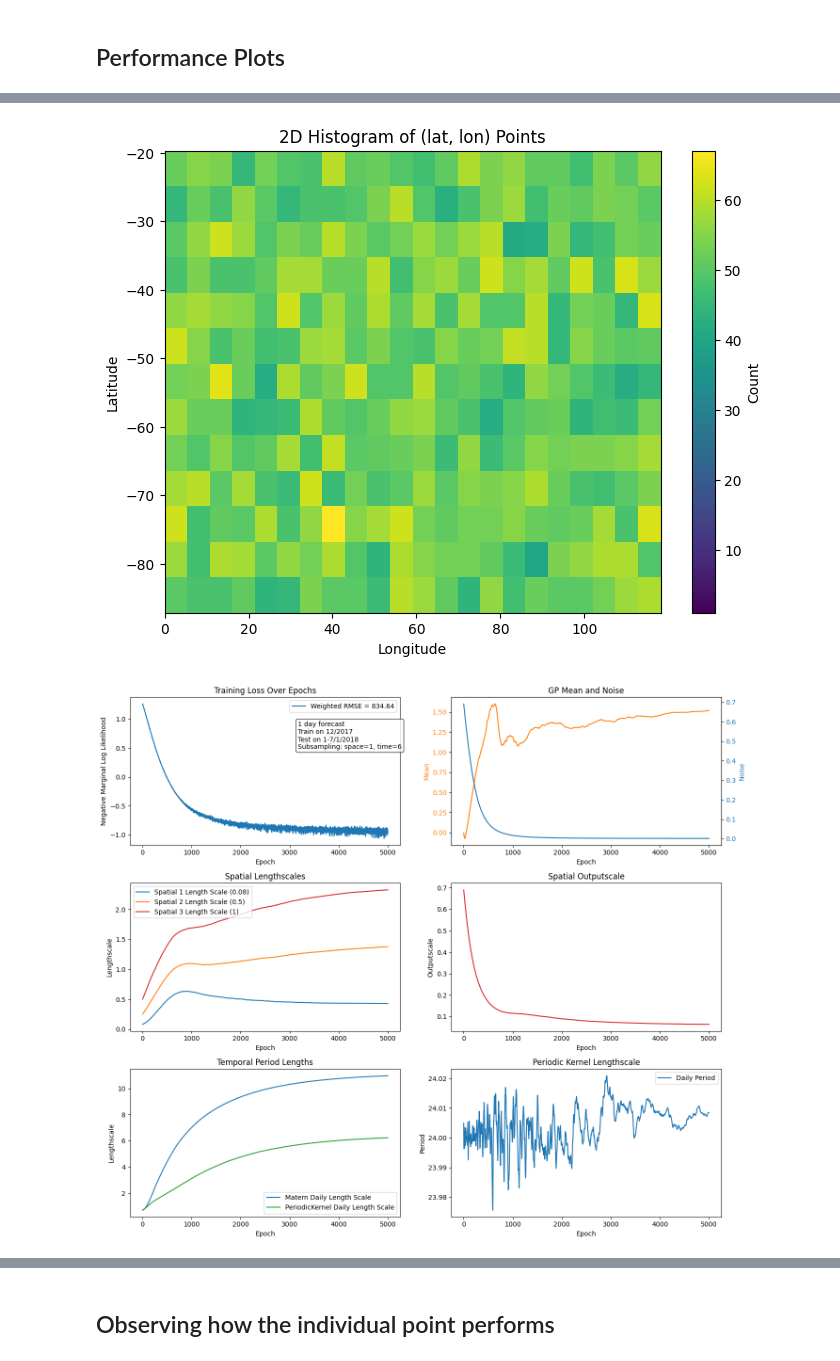
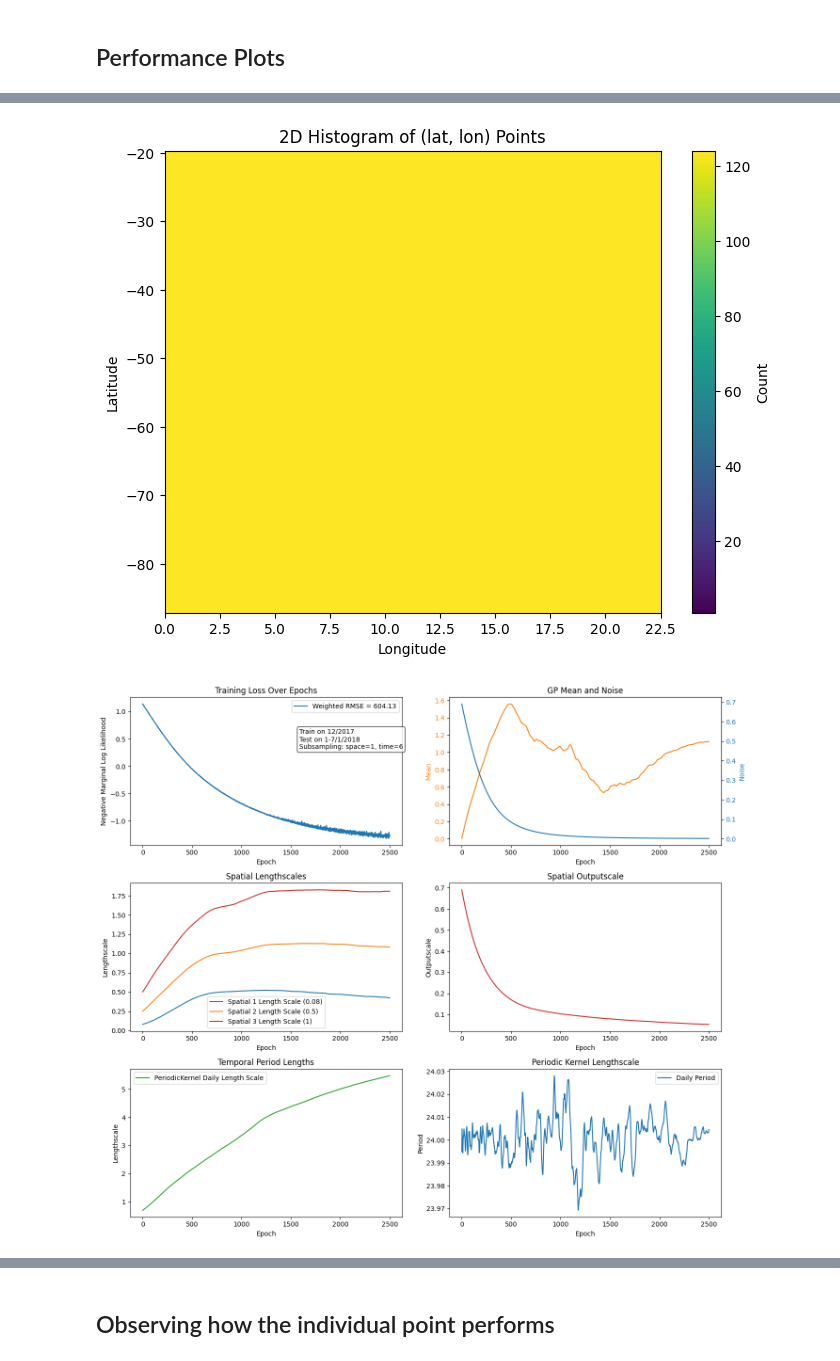
Before and after one commit to sunnyw22/STGP-for-weather-forecasting, a Jupyter notebook: GPyTorch/notebooks/Exact_GPR_monthly_z500 (latlon).ipynb, the cells around one changed output, grey strips where cells are left out. Cells and saved outputs as stored; diff of their text form; code cells hidden in the pictures.

```diff
--- a/GPyTorch/notebooks/Exact_GPR_monthly_z500 (latlon).ipynb
+++ b/GPyTorch/notebooks/Exact_GPR_monthly_z500 (latlon).ipynb
@@ -53,8 +53,12 @@ Using device: cuda
 Loading the data
 # %%
 z500 = xr.open_mfdataset('data/5.625deg/geopotential_500/*.nc', combine='by_coords')
-z500_train = z500.sel(time=slice('2017.12', '2017.12')).isel(lat=slice(0, 13), lon=slice(0, 22))['z']
-z500_test = z500.sel(time=slice('2018', '2018.1.7')).isel(lat=slice(0, 13), lon=slice(0, 22))['z']
+
+lat_slice = slice(0, 13)
+lon_slice = slice(0, 5)
+
+z500_train = z500.sel(time=slice('2017.12', '2017.12')).isel(lat=lat_slice, lon=lon_slice)['z']
+z500_test = z500.sel(time=slice('2018', '2018.1.7')).isel(lat=lat_slice, lon=lon_slice)['z']
 # %%
 avg_time = z500_train.mean(dim=["lat", "lon"])
 avg_lat = z500_train.mean(dim=["time", "lon"])
@@ -169,7 +173,7 @@ kernel = gpytorch.kernels.ScaleKernel(spatial_kernel * time_kernel).to(device)
 # %% [markdown]
 ## Training and Evaluation
 # %%
-def train_gp(lead_time_h, data_train, data_test, space_subsample=1, time_subsample=1, frac=0.01, epochs=5000, save_model=False, device=device):
+def train_gp(lead_time_h, data_train, data_test, space_subsample=1, time_subsample=1, frac=0.01, epochs=2500, save_model=False, device=device):
     """
     Train a Gaussian Process model using GPyTorch. Can add subsampling the data for efficiency.
     """
@@ -260,7 +264,7 @@ def train_gp(lead_time_h, data_train, data_test, space_subsample=1, time_subsamp
 
     return model, likelihood, hyperparams_track, X_train, Y_train
 # %%
-lead_time = 24 # 3-day forecasting
+lead_time = 0 # 3-day forecasting
 space_subsample = 1 # Set 1 if using random subsampling
 time_subsample = 6
 frac = 0.05 # Fraction of points to be picked from the full training set
@@ -374,7 +406,7 @@ plt.title('2D Histogram of (lat, lon) Points')
 plt.colorbar(label='Count')
 plt.show()
 # %% [output]
-[figure, old version]
+[figure, new version]
 # %%
 # Convert your tracking list into a DataFrame
 df = pd.DataFrame(hyperparams_track)
@@ -393,7 +425,7 @@ axs[0, 0].legend()
 
 axs[0, 0].text(
     0.6215, 0.65,
-    f"1 day forecast\nTrain on 12/2017\nTest on 1-7/1/2018\nSubsampling: space={space_subsample}, time={time_subsample}",
+    f"Train on 12/2017\nTest on 1-7/1/2018\nSubsampling: space={space_subsample}, time={time_subsample}",
     transform=axs[0, 0].transAxes,  # interpret (x, y) as axes-relative
     fontsize=10,
     bbox=dict(facecolor='white', alpha=0.8, boxstyle='round')
@@ -421,35 +453,35 @@ axs[1, 0].set_ylabel("Lengthscale")
 axs[1, 0].legend()
 
 # Right: Spatial outputscale
 # axs[1, 1].plot(epochs_range, df["spatial_outputscale"], label='Output scale from ScaleKernel', color='tab:red')
 axs[1, 1].plot(epochs_range, df["outputscale"], label='Output scale from ScaleKernel', color='tab:red')
 axs[1, 1].set_title("Spatial Outputscale")
 axs[1, 1].set_xlabel("Epoch")
 axs[1, 1].set_ylabel("Outputscale")
 
 # --- Row 3 ---
 # Left: Temporal lengthscales
-axs[2, 0].plot(epochs_range, df["time_matern_lengthscale"], label='Matern Daily Length Scale', color='tab:blue')
+#axs[2, 0].plot(epochs_range, df["time_matern_lengthscale"], label='Matern Daily Length Scale', color='tab:blue')
 axs[2, 0].plot(epochs_range, df["time_lengthscale_1"], label='PeriodicKernel Daily Length Scale', color='tab:green')
 #axs[2, 0].plot(epochs_range, df["time_period_weekly"], label='PeriodicKernel Weekly Length Scale', color='tab:orange')
 axs[2, 0].set_title("Temporal Period Lengths")
 axs[2, 0].set_xlabel("Epoch")
 axs[2, 0].set_ylabel("Lengthscale")
 axs[2, 0].legend()
 
 # Right: Temporal periods
 axs[2, 1].plot(epochs_range, df["time_period_1"], label='Daily Period', color='tab:blue')
 # axs[2, 1].plot(epochs_range, df["time_period_three_days"], label='3-Day Period', color='tab:orange')
 #axs[2, 1].plot(epochs_range, df["time_lengthscale_weekly"], label='Weekly Period', color='tab:red')
 axs[2, 1].set_title("Periodic Kernel Lengthscale")
 axs[2, 1].set_xlabel("Epoch")
 axs[2, 1].set_ylabel("Period")
 axs[2, 1].legend()
 
 plt.tight_layout()
 plt.show()
 # %% [output]
-[figure, old version]
+[figure, new version]
 # %%
 relative_error = (Y_pred_actual - Y_test_actual) / Y_test_actual * 100  # shape (ntime, 7, 13)
 relative_error_mean = relative_error.mean(axis=0)  # shape (7, 13)
```
Also changed, not shown: parts of 18 cells of this notebook, 15 other files.
